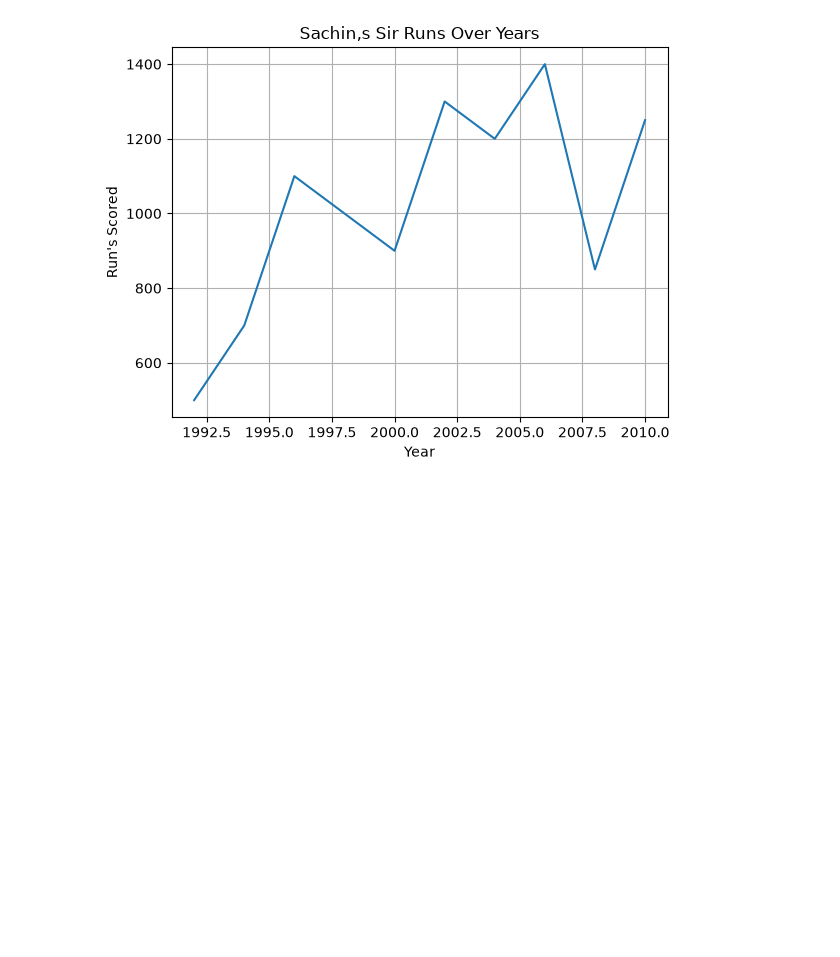
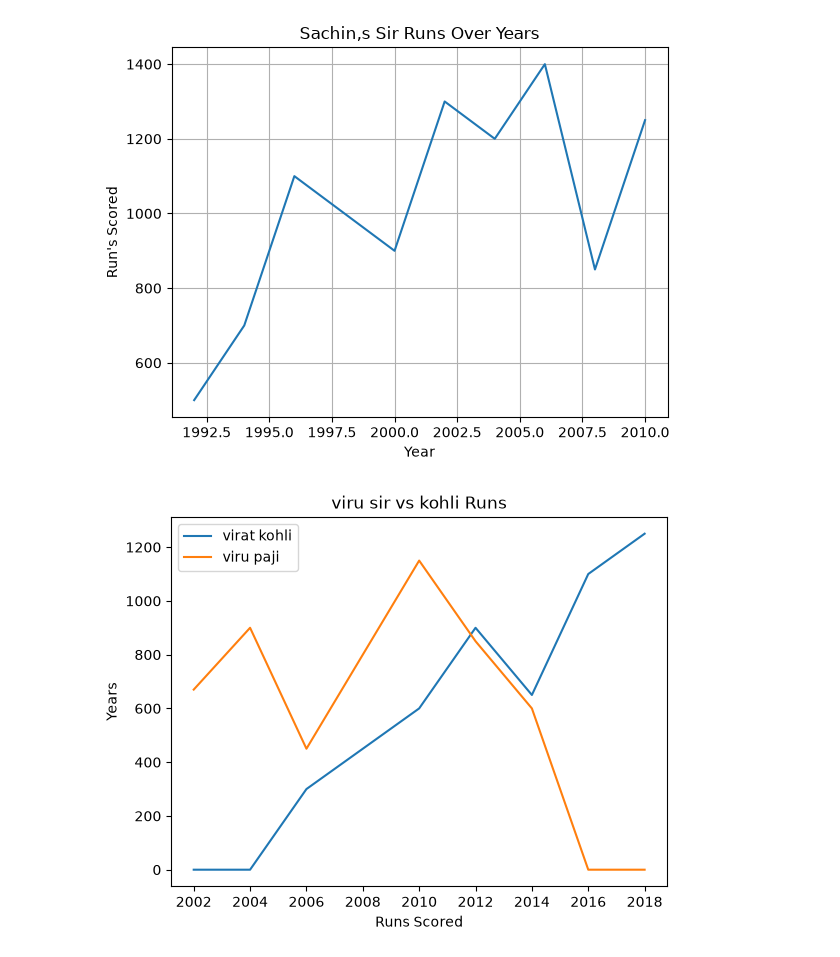
Before and after one commit to codeX-gyan/Data-Preprocessing, a Jupyter notebook: MATPLOTLIB/gyan.ipynb, the cells around one changed output. Cells and saved outputs as stored; diff of their text form; code cells hidden in the pictures; blank space fills up the shorter version.

```diff
--- a/MATPLOTLIB/gyan.ipynb
+++ b/MATPLOTLIB/gyan.ipynb
@@ -19,3 +19,18 @@ plt.grid(True)
 plt.show()
 # %% [output]
 [figure]
+# %%
+import matplotlib.pyplot as plt
+years = [2002,2004,2006,2008,2010,2012,2014,2016,2018]
+Virat = [0,0,300,450,600,900,650,1100,1250]
+Sehwag = [670,900,450,800,1150,850,600,0,0]
+
+plt.plot(years,Virat,label="virat kohli")
+plt.plot(years,Sehwag,label="viru paji")
+plt.xlabel("Runs Scored")
+plt.ylabel("Years")
+plt.title("viru sir vs kohli Runs")
+plt.legend()
+plt.show()
+# %% [output]
+[figure, added]
```
